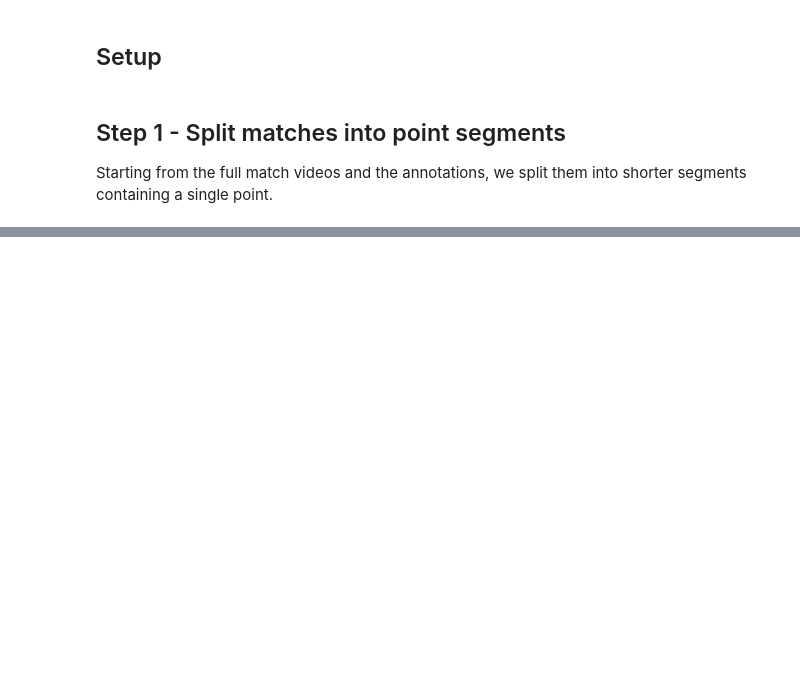
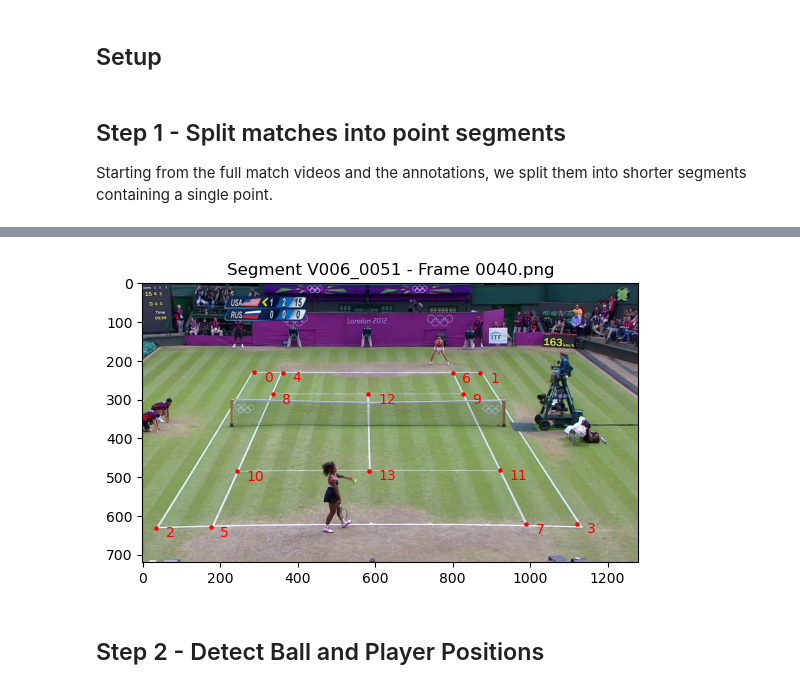
Before and after one commit to FlorSanders/Tennis_Shot_Prediction, a Jupyter notebook: src/data/data_processing.ipynb, the cells around one changed output, grey strips where cells are left out. Cells and saved outputs as stored; diff of their text form; code cells hidden in the pictures; blank space fills up the shorter version.

Commit message:
Implement court detection

```diff
--- a/src/data/data_processing.ipynb
+++ b/src/data/data_processing.ipynb
@@ -153,0 +166,9 @@ Average duration per video: 8.55 s
+# %%
+# Constants
+from __init__ import data_path, models_path
+# Choose dataset
+dataset = "tenniset"
+dataset_path = os.path.join(data_path, dataset)
+segments_path = os.path.join(dataset_path, "segments")
+labels_path = os.path.join(dataset_path, "labels")
+os.makedirs(labels_path, exist_ok=True)
@@ -153,0 +385,28 @@ Average duration per video: 8.55 s
+# %%
+# Visualize results
+# Pick a random video
+import cv2
+vids = os.listdir(labels_path)
+vid = np.random.choice(vids)
+vid_path = os.path.join(labels_path, vid)
+
+# Pick a random frame
+vid_frames = [file for file in os.listdir(vid_path) if os.path.splitext(file)[-1] == ".png"]
+vid_frame = np.random.choice(vid_frames)
+
+# Load frame
+img = cv2.imread(os.path.join(vid_path, vid_frame))
+court_points = np.loadtxt(os.path.join(vid_path, vid_frame.replace(".png", "_court.txt")))
+
+# Visualize points
+fig, ax = plt.subplots()
+ax.imshow(img[:,:,::-1])
+for i, (x, y) in enumerate(court_points):
+    ax.text(x+25, y+25, str(i), color="r")
+ax.scatter(court_points[:, 0], court_points[:, 1], c="r", s=5)
+ax.set_title(f"Segment {vid} - Frame {vid_frame}")
+plt.show()
+# %% [output]
+[figure, added]
+# %% [markdown]
+## Step 2 - Detect Ball and Player Positions
```
Also changed, not shown: parts of 18 cells of this notebook, 7 other files.
